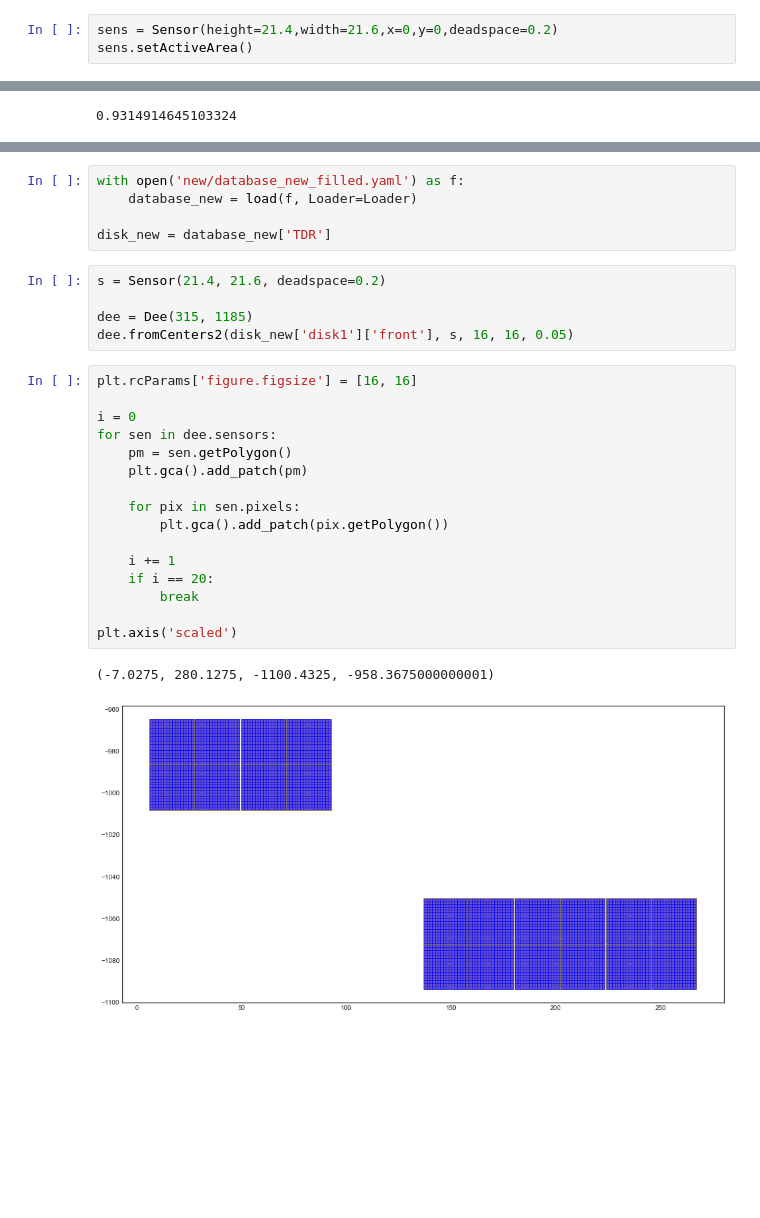
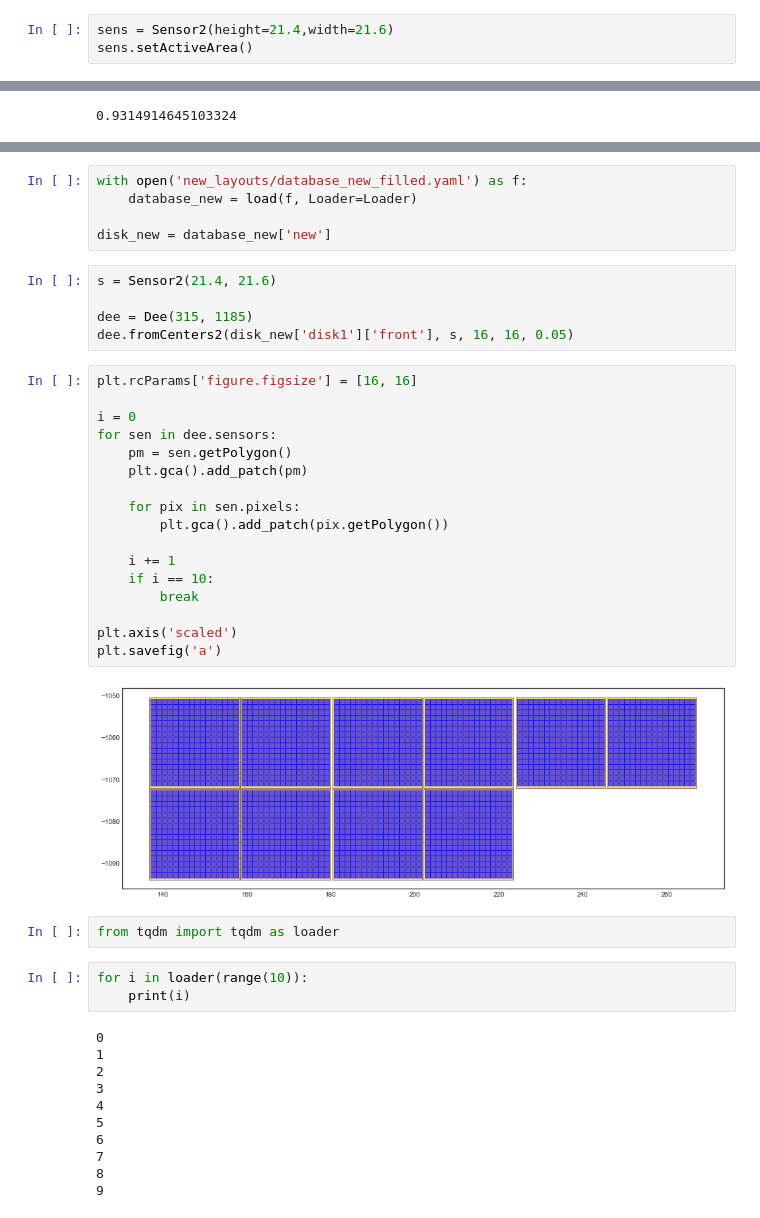
Before and after one commit to yashmehra028/ETL-Copy, a Jupyter notebook: class_testing.ipynb, the cells around one changed output, grey strips where cells are left out. Cells and saved outputs as stored; diff of their text form; blank space fills up the shorter version.

```diff
--- a/class_testing.ipynb
+++ b/class_testing.ipynb
@@ -20,7 +20,7 @@ except ImportError:
     from yaml import Loader, Dumper
 style.use('seaborn-white')
 # %%
-sens = Sensor(height=21.4,width=21.6,x=0,y=0,deadspace=0.2)
+sens = Sensor2(height=21.4,width=21.6)
 sens.setActiveArea()
 # %%
 sens.outline
@@ -61,29 +91,45 @@ plt.axis('scaled')
 # %%
-with open('new/database_new_filled.yaml') as f:
+with open('new_layouts/database_new_filled.yaml') as f:
     database_new = load(f, Loader=Loader)
 
-disk_new = database_new['TDR']
+disk_new = database_new['new']
 # %%
-s = Sensor(21.4, 21.6, deadspace=0.2)
+s = Sensor2(21.4, 21.6)
 
 dee = Dee(315, 1185)
 dee.fromCenters2(disk_new['disk1']['front'], s, 16, 16, 0.05)
 # %%
 plt.rcParams['figure.figsize'] = [16, 16]
 
 i = 0
 for sen in dee.sensors:
     pm = sen.getPolygon()
     plt.gca().add_patch(pm)
 
     for pix in sen.pixels:
         plt.gca().add_patch(pix.getPolygon())
 
     i += 1
-    if i == 20:
+    if i == 10:
         break
 
 plt.axis('scaled')
+plt.savefig('a')
 # %% [output]
-(-7.0275, 280.1275, -1100.4325, -958.3675000000001)
-[figure, old version]
+[figure, new version]
+# %%
+from tqdm import tqdm as loader
+# %%
+for i in loader(range(10)):
+    print(i)
+# %% [output]
+0
+1
+2
+3
+4
+5
+6
+7
+8
+9
```
Also changed, not shown: parts of 8 cells of this notebook, 8 other files.
